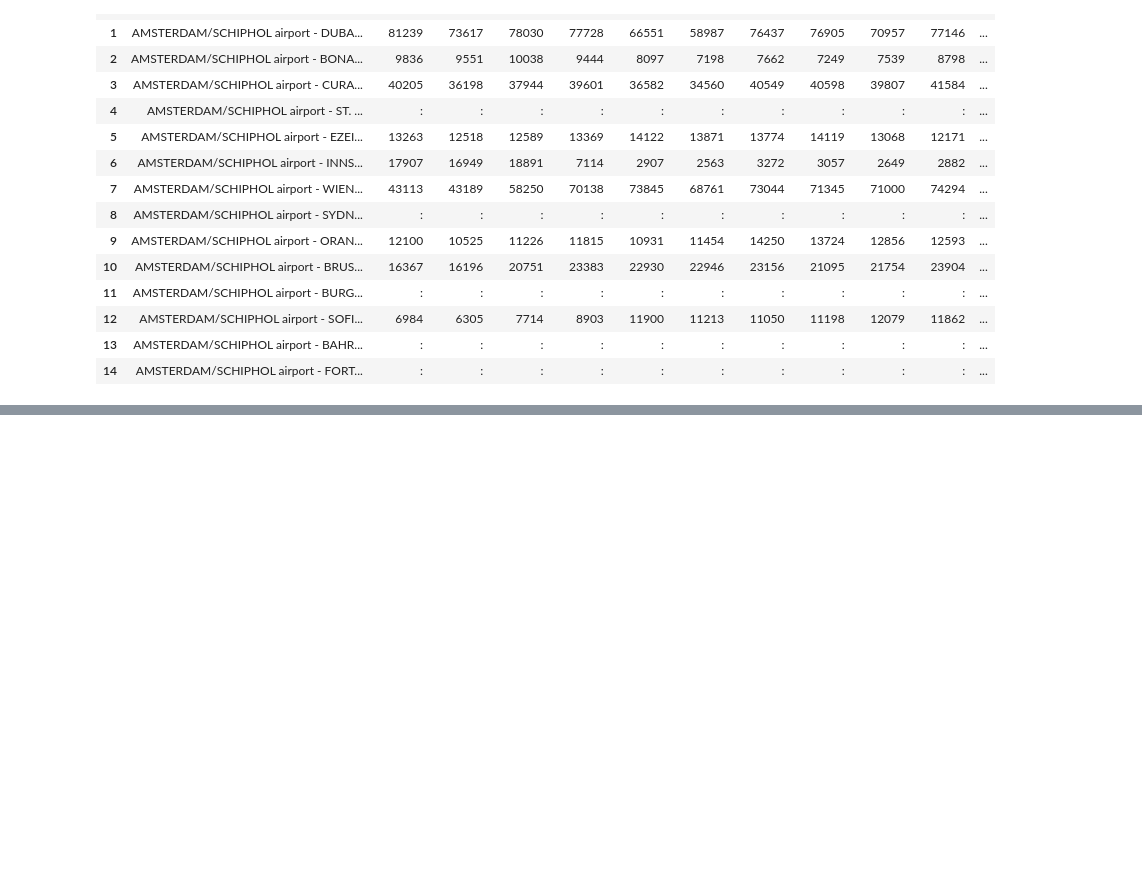
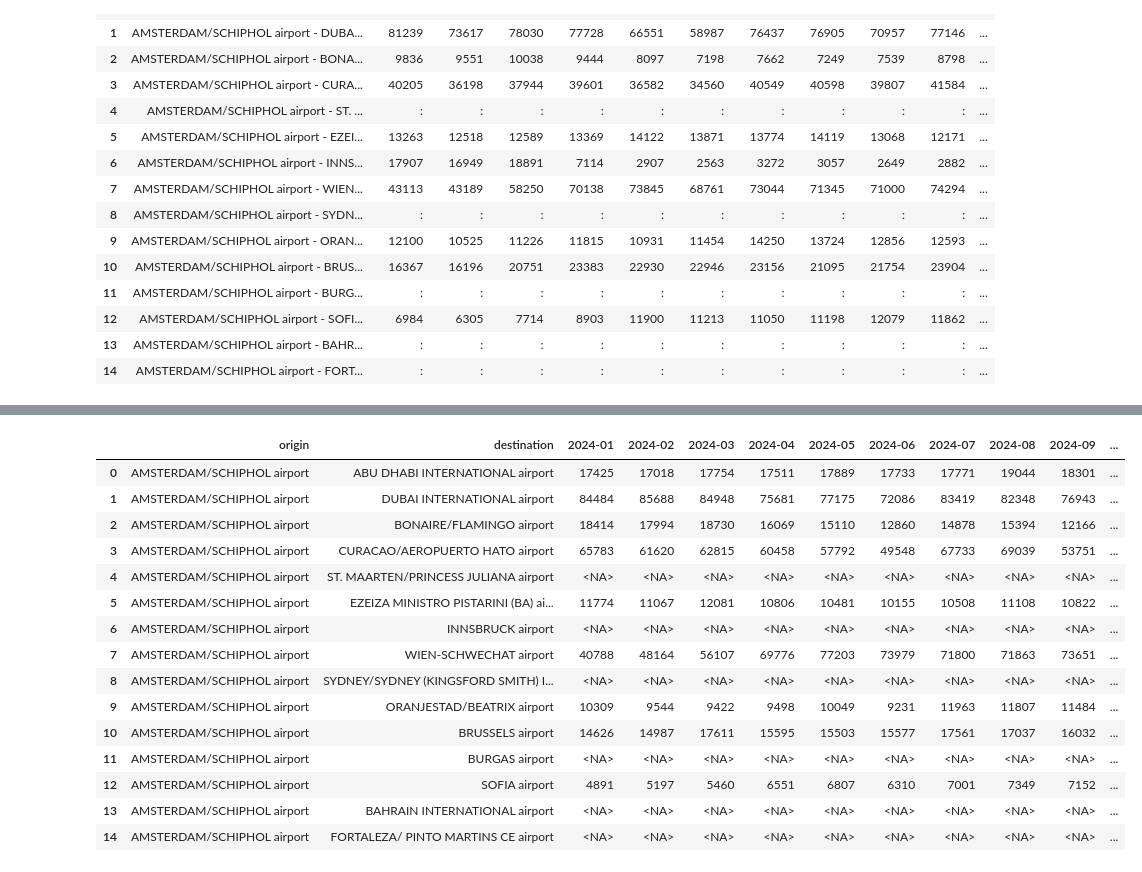
Before and after one commit to h-albrecht-ams/Capstone-Project, a Jupyter notebook: python/passengers_ams.ipynb, the cells around one changed output, grey strips where cells are left out. Cells and saved outputs as stored; diff of their text form; code cells hidden in the pictures; blank space fills up the shorter version.

```diff
--- a/python/passengers_ams.ipynb
+++ b/python/passengers_ams.ipynb
@@ -429,0 +495,9 @@ df_passengers_2017_raw.head(15)
+# %%
+
+df_passengers_2018_clean = df_passengers_2018_clean.drop(columns="TIME")
+df_passengers_2019_clean = df_passengers_2019_clean.drop(columns="TIME")
+df_passengers_2020_clean = df_passengers_2020_clean.drop(columns="TIME")
+df_passengers_2021_clean = df_passengers_2021_clean.drop(columns="TIME")
+df_passengers_2022_clean = df_passengers_2022_clean.drop(columns="TIME")
+df_passengers_2023_clean = df_passengers_2023_clean.drop(columns="TIME")
+df_passengers_2024_clean = df_passengers_2024_clean.drop(columns="TIME")
@@ -429,0 +638,28 @@ df_passengers_2017_raw.head(15)
+# %%
+df_passengers_2024_clean = df_passengers_2024_clean.iloc[:-3].reset_index(drop=True)
+# %%
+month_columns = df_passengers_2024_clean.columns[2:]
+
+df_passengers_2024_clean[month_columns] = (
+    df_passengers_2024_clean[month_columns]
+    .astype("Int64")
+)
+# %%
+df_passengers_2024_clean.head(15)
+# %% [output]
+|  | origin | destination | 2024-01 | 2024-02 | 2024-03 | 2024-04 | 2024-05 | 2024-06 | 2024-07 | 2024-08 | 2024-09 | ... |
+| 0 | AMSTERDAM/SCHIPHOL airport | ABU DHABI INTERNATIONAL airport | 17425 | 17018 | 17754 | 17511 | 17889 | 17733 | 17771 | 19044 | 18301 | ... |
+| 1 | AMSTERDAM/SCHIPHOL airport | DUBAI INTERNATIONAL airport | 84484 | 85688 | 84948 | 75681 | 77175 | 72086 | 83419 | 82348 | 76943 | ... |
+| 2 | AMSTERDAM/SCHIPHOL airport | BONAIRE/FLAMINGO airport | 18414 | 17994 | 18730 | 16069 | 15110 | 12860 | 14878 | 15394 | 12166 | ... |
+| 3 | AMSTERDAM/SCHIPHOL airport | CURACAO/AEROPUERTO HATO airport | 65783 | 61620 | 62815 | 60458 | 57792 | 49548 | 67733 | 69039 | 53751 | ... |
+| 4 | AMSTERDAM/SCHIPHOL airport | ST. MAARTEN/PRINCESS JULIANA airport | <NA> | <NA> | <NA> | <NA> | <NA> | <NA> | <NA> | <NA> | <NA> | ... |
+| 5 | AMSTERDAM/SCHIPHOL airport | EZEIZA MINISTRO PISTARINI (BA) ai... | 11774 | 11067 | 12081 | 10806 | 10481 | 10155 | 10508 | 11108 | 10822 | ... |
+| 6 | AMSTERDAM/SCHIPHOL airport | INNSBRUCK airport | <NA> | <NA> | <NA> | <NA> | <NA> | <NA> | <NA> | <NA> | <NA> | ... |
+| 7 | AMSTERDAM/SCHIPHOL airport | WIEN-SCHWECHAT airport | 40788 | 48164 | 56107 | 69776 | 77203 | 73979 | 71800 | 71863 | 73651 | ... |
+| 8 | AMSTERDAM/SCHIPHOL airport | SYDNEY/SYDNEY (KINGSFORD SMITH) I... | <NA> | <NA> | <NA> | <NA> | <NA> | <NA> | <NA> | <NA> | <NA> | ... |
+| 9 | AMSTERDAM/SCHIPHOL airport | ORANJESTAD/BEATRIX airport | 10309 | 9544 | 9422 | 9498 | 10049 | 9231 | 11963 | 11807 | 11484 | ... |
+| 10 | AMSTERDAM/SCHIPHOL airport | BRUSSELS airport | 14626 | 14987 | 17611 | 15595 | 15503 | 15577 | 17561 | 17037 | 16032 | ... |
+| 11 | AMSTERDAM/SCHIPHOL airport | BURGAS airport | <NA> | <NA> | <NA> | <NA> | <NA> | <NA> | <NA> | <NA> | <NA> | ... |
+| 12 | AMSTERDAM/SCHIPHOL airport | SOFIA airport | 4891 | 5197 | 5460 | 6551 | 6807 | 6310 | 7001 | 7349 | 7152 | ... |
+| 13 | AMSTERDAM/SCHIPHOL airport | BAHRAIN INTERNATIONAL airport | <NA> | <NA> | <NA> | <NA> | <NA> | <NA> | <NA> | <NA> | <NA> | ... |
+| 14 | AMSTERDAM/SCHIPHOL airport | FORTALEZA/ PINTO MARTINS CE airport | <NA> | <NA> | <NA> | <NA> | <NA> | <NA> | <NA> | <NA> | <NA> | ... |
```
Also changed, not shown: parts of 37 cells of this notebook, 7 other files.
